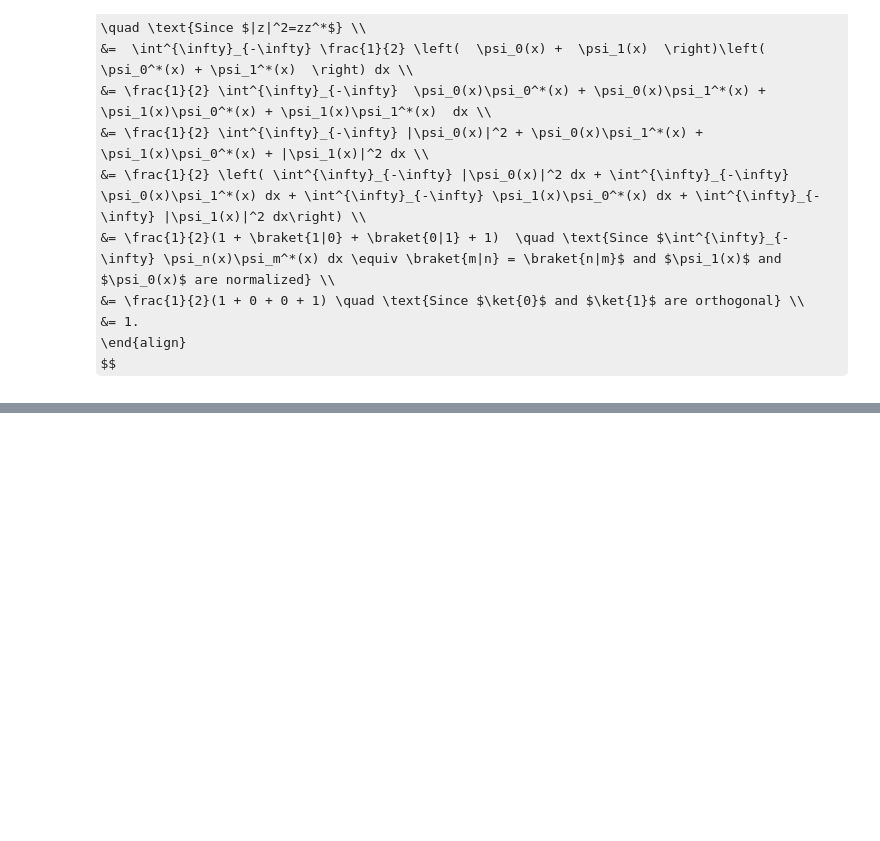
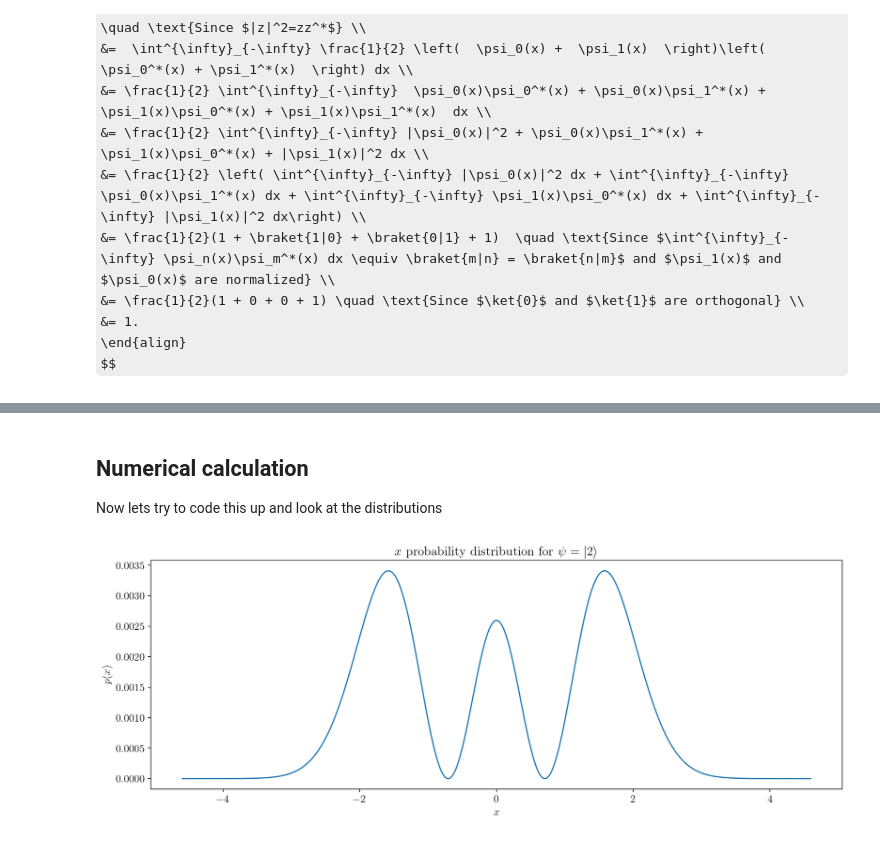
Before and after one commit to amanuelanteneh/aman-notes, a Jupyter notebook: _sources/physics/quantum-mechanics/homodyne_detection.ipynb, the cells around one changed output, grey strips where cells are left out. Drawn from its saved outputs; the diff is of its cells as text; code cells hidden in the pictures; some formulas as TeX source; blank space fills up the shorter version.

```diff
--- a/_sources/physics/quantum-mechanics/homodyne_detection.ipynb
+++ b/_sources/physics/quantum-mechanics/homodyne_detection.ipynb
@@ -90,0 +120,47 @@ import numpy as np
+# %% [markdown]
+## Numerical calculation
+
+Now lets try to code this up and look at the distributions
+# %%
+import numpy as np
+import matplotlib as mpl
+import matplotlib.pyplot as plt
+from scipy.special import hermite as H
+from scipy.special import factorial as fac
+import qutip as qt
+plt.rcParams['text.usetex'] = True
+plt.rcParams['figure.dpi'] = 175
+font = {'family': 'normal', 'weight': 'bold', 'size': 13}
+mpl.rc('font', **font)
+
+def plot_pdf(points, pdf, state_name):
+    fig = plt.figure(figsize=(15, 5))
+    plt.title(r"$x$ probability distribution for " + state_name)
+    plt.xlabel(r'$x$')
+    plt.ylabel(r'$p(x)$')
+    plt.plot(points, pdf / sum(pdf))
+    plt.show()
+# %%
+dim = 40
+fock = 2
+state_name = r"$\psi=|2\rangle$"
+rho = np.array( qt.fock_dm(dim, fock) )
+c = (np.pi)**(-0.5) # the constant 1/√π
+num_points = 1000
+quad_max = 6.5
+points = (2**(-0.5)) * np.linspace(-quad_max, quad_max, num_points)
+pdf = np.zeros(shape=(num_points,), dtype=np.complex128)
+
+for n in range(rho.shape[0]):
+    for m in range(rho.shape[1]):
+        pdf += rho[n, m] *  ( (2**(n+m)) * fac(n) * fac(m) )**(-0.5) \
+                    * H(m)(points) * H(n)(points)
+
+pdf *=  c * np.exp(-points*points)
+pdf = np.real(pdf) # imaginary parts should have all canceled but still need to cast to real data type
+pdf[pdf < 1e-10] = 0 # zero out any super small or negative probabilities
+
+pdf /= sum(pdf) # normalize probability distribution
+plot_pdf(points, pdf, state_name)
+# %% [output]
+[figure, added]
```
Also changed, not shown: parts of 7 cells of this notebook, 5 other files.
